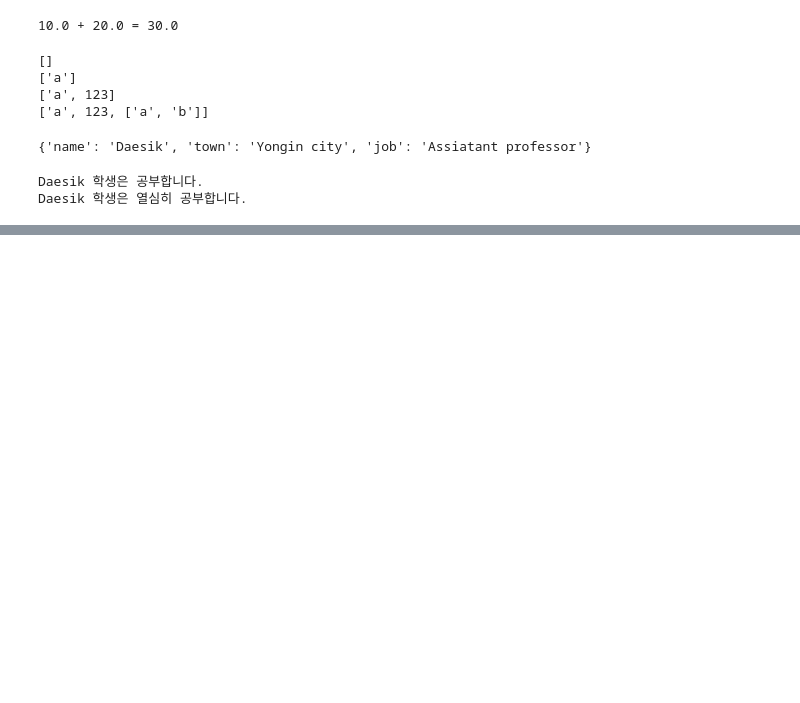
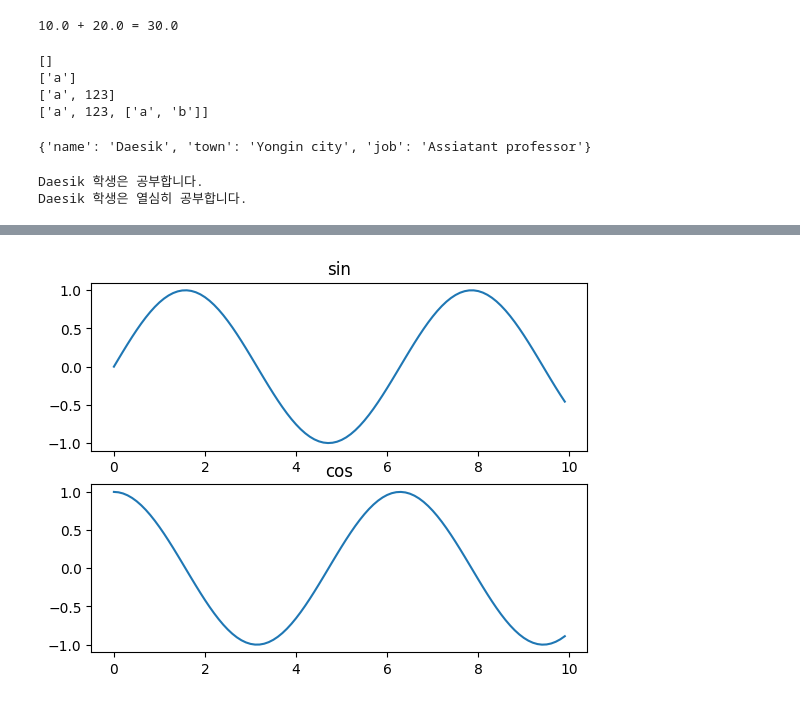
Before and after one commit to Ryu-Yongju/Linear-Algebra-2, a Jupyter notebook: linearalgebra.ipynb, the cells around one changed output, grey strips where cells are left out. Cells and saved outputs as stored; diff of their text form; code cells hidden in the pictures; blank space fills up the shorter version.

```diff
--- a/linearalgebra.ipynb
+++ b/linearalgebra.ipynb
@@ -120,0 +430,12 @@ Daesik 학생은 열심히 공부합니다.
+# %%
+plt.subplot(2, 1, 1)
+plt.plot(x, y_sin)
+plt.title('sin')
+
+plt.subplot(2, 1, 2)
+plt.plot(x, y_cos)
+plt.title('cos')
+
+plt.show()
+# %% [output]
+[figure, added]
```
Also changed, not shown: parts of 26 cells of this notebook.
